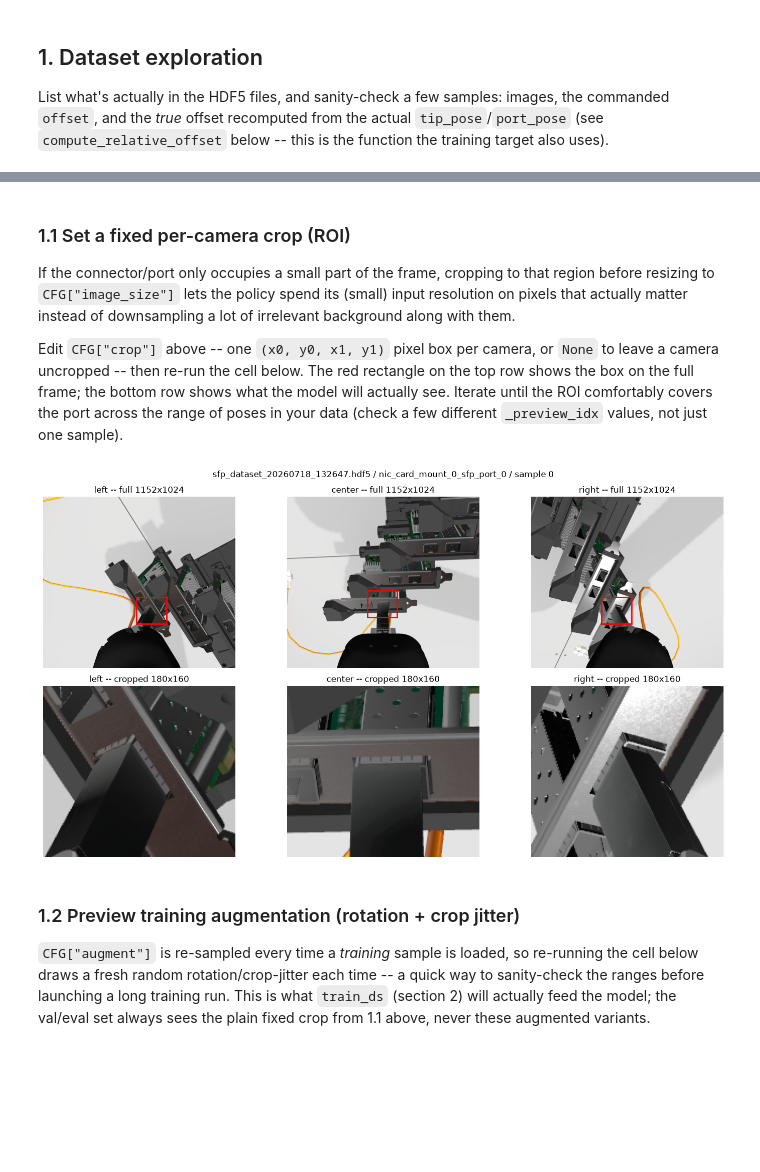
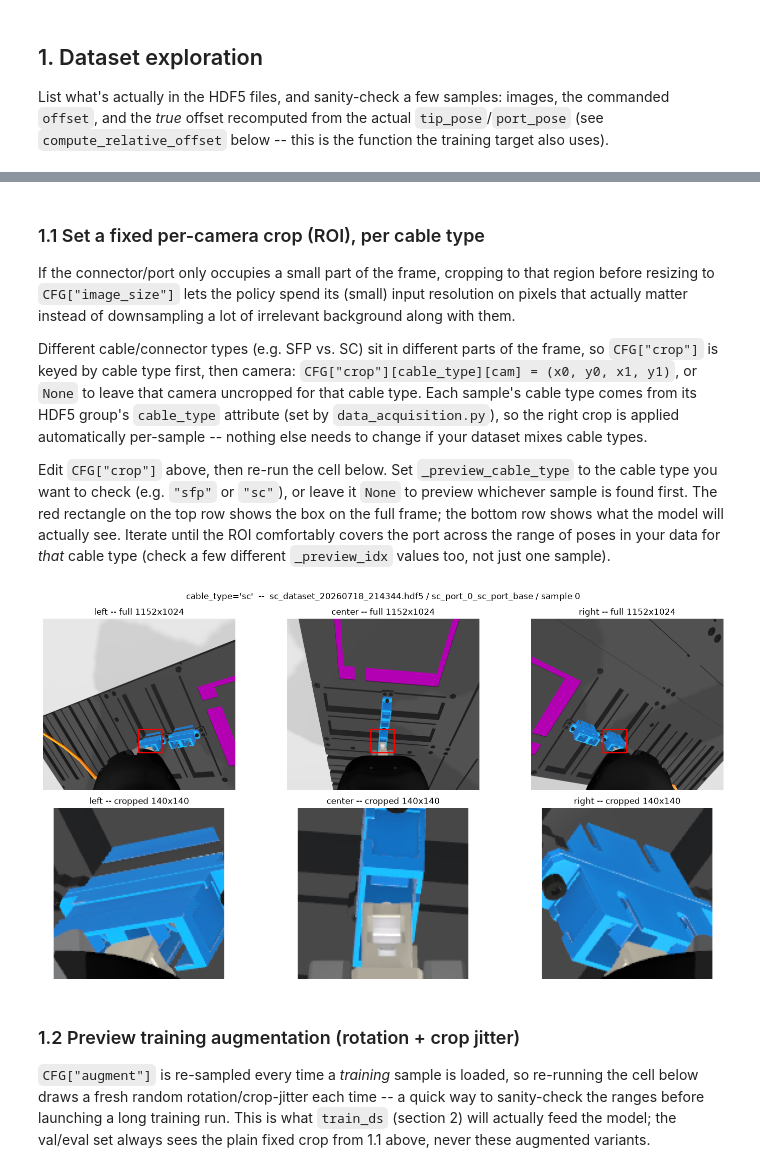
Before and after one commit to BrenzingerLuca/AI-for-Industry-Challenge, a Jupyter notebook: aic_solution_policy/residual_policy.ipynb, the cells around one changed output, grey strips where cells are left out. Drawn from its saved outputs; the diff is of its cells as text; code cells hidden in the pictures; blank space fills up the shorter version.

```diff
--- a/aic_solution_policy/residual_policy.ipynb
+++ b/aic_solution_policy/residual_policy.ipynb
@@ -250,6 +290,14 @@ def crop_image(img, box):
         return img
     x0, y0, x1, y1 = box
     return img[y0:y1, x0:x1]
+
+
+def resolve_crop_box(crop_cfg, cable_type, cam):
+    """Looks up the crop box for (cable_type, cam) in the nested
+    CFG["crop"] structure -- {cable_type: {cam: box}} -- returning None
+    (no crop) if either level is missing, e.g. a cable_type with no entry
+    yet in CFG["crop"]."""
+    return (crop_cfg or {}).get(cable_type, {}).get(cam)
 
 
 def rotate_image(img, angle_deg, center=None):
@@ -284,13 +332,14 @@ def jitter_crop_box(box, max_px, img_shape):
 def load_sample(path, group_name, idx, cams=CFG["cams"], crop=None):
     with h5py.File(path, "r", locking=False) as f:
         g = f[group_name]
+        cable_type = g.attrs["cable_type"]
         images = {cam: g["images"][cam][idx] for cam in cams}
         tip_pose = g["tip_pose"][idx]
         tcp_pose = g["tcp_pose"][idx]
         port_pose = g["port_pose"][idx]
         offset_cmd = g["offset"][idx]
     if crop:
-        images = {cam: crop_image(img, crop.get(cam)) for cam, img in images.items()}
+        images = {cam: crop_image(img, resolve_crop_box(crop, cable_type, cam)) for cam, img in images.items()}
     true_offset = compute_relative_offset(tip_pose[:3], tip_pose[3:], port_pose[:3], port_pose[3:])
     return {
         "images": images,
@@ -299,6 +348,7 @@ def load_sample(path, group_name, idx, cams=CFG["cams"], crop=None):
         "port_pose": port_pose,
         "offset_cmd": offset_cmd,
         "true_offset": true_offset,
+        "cable_type": cable_type,
     }
 
 
@@ -340,54 +390,79 @@ for _ in range(3):
 # %% [markdown]
-### 1.1 Set a fixed per-camera crop (ROI)
+### 1.1 Set a fixed per-camera crop (ROI), per cable type
 
 If the connector/port only occupies a small part of the frame, cropping to
 that region before resizing to `CFG["image_size"]` lets the policy spend
 its (small) input resolution on pixels that actually matter instead of
 downsampling a lot of irrelevant background along with them.
 
-Edit `CFG["crop"]` above -- one `(x0, y0, x1, y1)` pixel box per camera, or
-`None` to leave a camera uncropped -- then re-run the cell below. The red
-rectangle on the top row shows the box on the full frame; the bottom row
-shows what the model will actually see. Iterate until the ROI comfortably
-covers the port across the range of poses in your data (check a few
-different `_preview_idx` values, not just one sample).
+Different cable/connector types (e.g. SFP vs. SC) sit in different parts of
+the frame, so `CFG["crop"]` is keyed by cable type first, then camera:
+`CFG["crop"][cable_type][cam] = (x0, y0, x1, y1)`, or `None` to leave that
+camera uncropped for that cable type. Each sample's cable type comes from
+its HDF5 group's `cable_type` attribute (set by `data_acquisition.py`), so
+the right crop is applied automatically per-sample -- nothing else needs to
+change if your dataset mixes cable types.
+
+Edit `CFG["crop"]` above, then re-run the cell below. Set
+`_preview_cable_type` to the cable type you want to check (e.g. `"sfp"` or
+`"sc"`), or leave it `None` to preview whichever sample is found first. The
+red rectangle on the top row shows the box on the full frame; the bottom
+row shows what the model will actually see. Iterate until the ROI
+comfortably covers the port across the range of poses in your data for
+*that* cable type (check a few different `_preview_idx` values too, not
+just one sample).
 # %%
+def find_sample_for_cable_type(hdf5_paths, cable_type=None):
+    """Returns (path, group_name) for the first port group matching
+    cable_type, or just the first group found if cable_type is None --
+    lets you pick which cable type's crop to preview below."""
+    for path in hdf5_paths:
+        with h5py.File(path, "r", locking=False) as f:
+            for group_name in f.keys():
+                if cable_type is None or f[group_name].attrs.get("cable_type") == cable_type:
+                    return path, group_name
+    raise ValueError(f"no sample found for cable_type={cable_type!r}")
+
+
 def show_crop_preview(path, group_name, idx, cfg):
     with h5py.File(path, "r", locking=False) as f:
+        cable_type = f[group_name].attrs["cable_type"]
         raw_images = {cam: f[group_name]["images"][cam][idx] for cam in cfg["cams"]}
 
     fig, axes = plt.subplots(2, len(cfg["cams"]), figsize=(5 * len(cfg["cams"]), 8), squeeze=False)
     for col, cam in enumerate(cfg["cams"]):
         img_rgb = cv2.cvtColor(raw_images[cam], cv2.COLOR_BGR2RGB)
-        box = cfg["crop"].get(cam)
+        box = resolve_crop_box(cfg["crop"], cable_type, cam)
 
         ax_full = axes[0][col]
         ax_full.imshow(img_rgb)
         ax_full.set_title(f"{cam} -- full {img_rgb.shape[1]}x{img_rgb.shape[0]}")
         ax_full.axis("off")
         if box is not None:
             x0, y0, x1, y1 = box
             ax_full.add_patch(plt.Rectangle((x0, y0), x1 - x0, y1 - y0,
                                              edgecolor="red", facecolor="none", linewidth=2))
 
         cropped = crop_image(img_rgb, box)
         ax_crop = axes[1][col]
         ax_crop.imshow(cropped)
         ax_crop.set_title(f"{cam} -- cropped {cropped.shape[1]}x{cropped.shape[0]}")
         ax_crop.axis("off")
 
-    fig.suptitle(f"{os.path.basename(path)} / {group_name} / sample {idx}")
+    fig.suptitle(f"cable_type={cable_type!r}  --  {os.path.basename(path)} / {group_name} / sample {idx}")
     plt.tight_layout()
     plt.show()
 
 
-_preview_path = hdf5_paths[0]
-with h5py.File(_preview_path, "r", locking=False) as _f:
-    _preview_group = list(_f.keys())[0]
+# Set to "sfp" / "sc" / any other cable_type you have data for, or None to
+# preview whichever sample is found first -- CFG["crop"] has a separate
+# box per cable type, so check each one you actually have data for.
+_preview_cable_type = "sc"
+_preview_path, _preview_group = find_sample_for_cable_type(hdf5_paths, _preview_cable_type)
 _preview_idx = 0
 show_crop_preview(_preview_path, _preview_group, _preview_idx, CFG)
 # %% [output]
-[figure, old version]
+[figure, new version]
 # %% [markdown]
 ### 1.2 Preview training augmentation (rotation + crop jitter)
 
```
Also changed, not shown: parts of 25 cells of this notebook, 1 other file.
